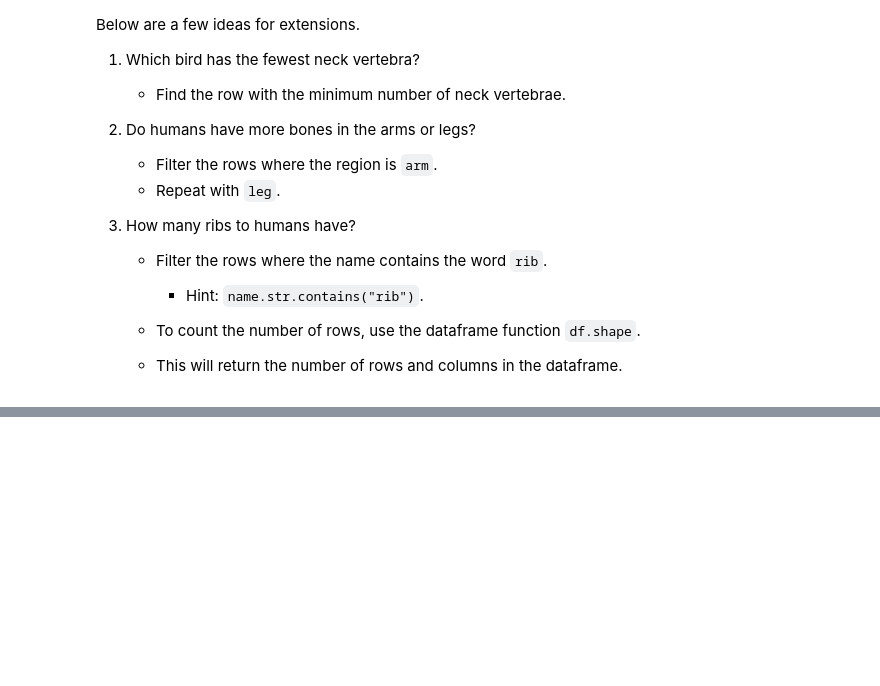
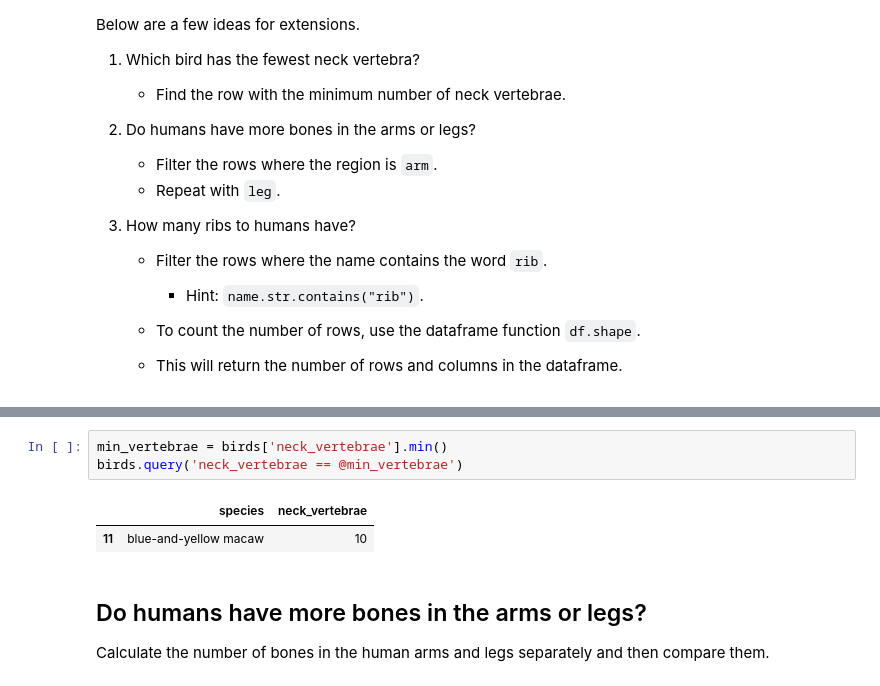
Before and after one commit to AdriannMo/E50A-E01, a Jupyter notebook: skeletal_variation.ipynb, the cells around one changed output, grey strips where cells are left out. Saved outputs shown, nothing was run; the diff lists cells and outputs as text; blank space fills up the shorter version.

```diff
--- a/skeletal_variation.ipynb
+++ b/skeletal_variation.ipynb
@@ -280,0 +285,11 @@ Below are a few ideas for extensions.
+# %%
+min_vertebrae = birds['neck_vertebrae'].min()
+birds.query('neck_vertebrae == @min_vertebrae')
+# %% [output]
+|  | species | neck_vertebrae |
+| 11 | blue-and-yellow macaw | 10 |
+# %% [markdown]
+## Do humans have more bones in the arms or legs?
+
+
+Calculate the number of bones in the human arms and legs separately and then compare them.
```
Also changed, not shown: parts of 11 cells of this notebook.
